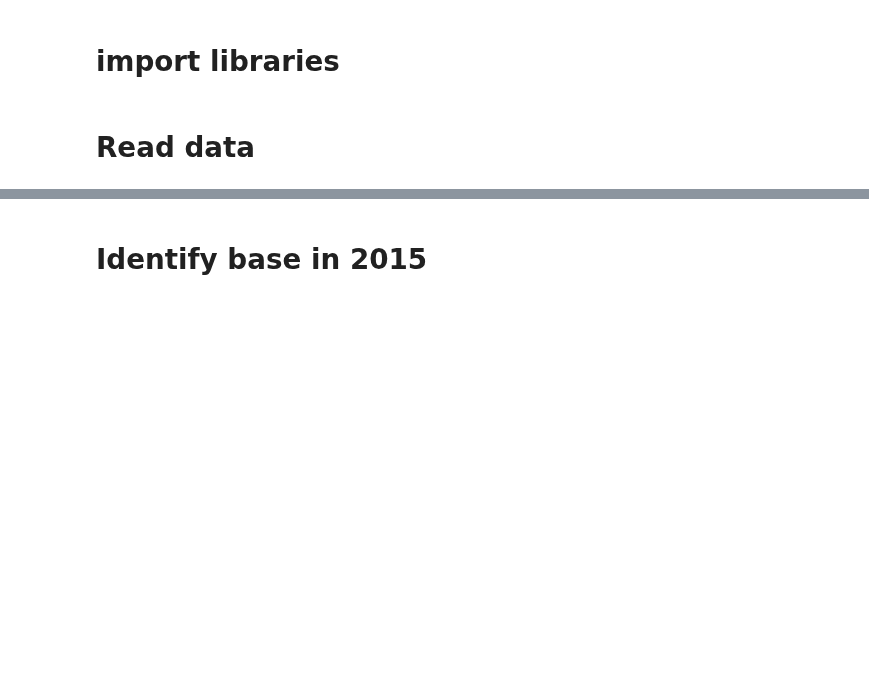
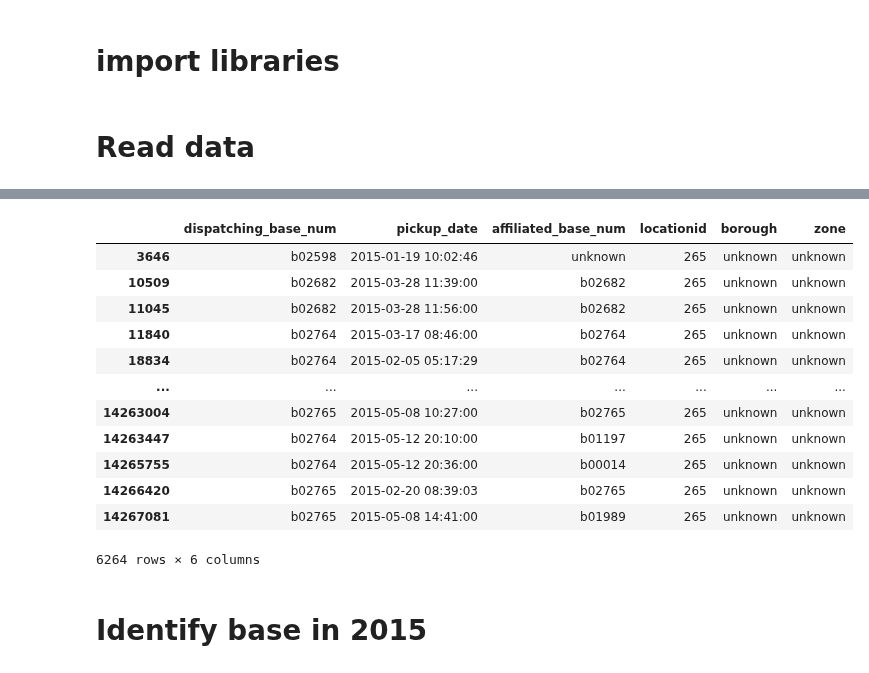
Before and after one commit to helene-mourez/UBER_PICKUPS, a Jupyter notebook: 03-Uber_Pickups_eda_ analyse bivariée.ipynb, the cells around one changed output, grey strips where cells are left out. Drawn from its saved outputs; the diff is of its cells as text; code cells hidden in the pictures; blank space fills up the shorter version.

```diff
--- a/03-Uber_Pickups_eda_ analyse bivariée.ipynb
+++ b/03-Uber_Pickups_eda_ analyse bivariée.ipynb
@@ -50,3 +40,20 @@ We observe missing values sur le dispatch 1,14 %.
+# %%
+b = pickup[pickup['locationid'].isin([264, 265])]
+b
+# %% [output]
+|  | dispatching_base_num | pickup_date | affiliated_base_num | locationid | borough | zone |
+| 3646 | b02598 | 2015-01-19 10:02:46 | unknown | 265 | unknown | unknown |
+| 10509 | b02682 | 2015-03-28 11:39:00 | b02682 | 265 | unknown | unknown |
+| 11045 | b02682 | 2015-03-28 11:56:00 | b02682 | 265 | unknown | unknown |
+| 11840 | b02764 | 2015-03-17 08:46:00 | b02764 | 265 | unknown | unknown |
+| 18834 | b02764 | 2015-02-05 05:17:29 | b02764 | 265 | unknown | unknown |
+| ... | ... | ... | ... | ... | ... | ... |
+| 14263004 | b02765 | 2015-05-08 10:27:00 | b02765 | 265 | unknown | unknown |
+| 14263447 | b02764 | 2015-05-12 20:10:00 | b01197 | 265 | unknown | unknown |
+| 14265755 | b02764 | 2015-05-12 20:36:00 | b00014 | 265 | unknown | unknown |
+| 14266420 | b02765 | 2015-02-20 08:39:03 | b02765 | 265 | unknown | unknown |
+| 14267081 | b02765 | 2015-05-08 14:41:00 | b01989 | 265 | unknown | unknown |
+6264 rows × 6 columns
 # %% [markdown]
 # Identify base in 2015
 # %%
```
Also changed, not shown: parts of 14 cells of this notebook, 4 other files.
